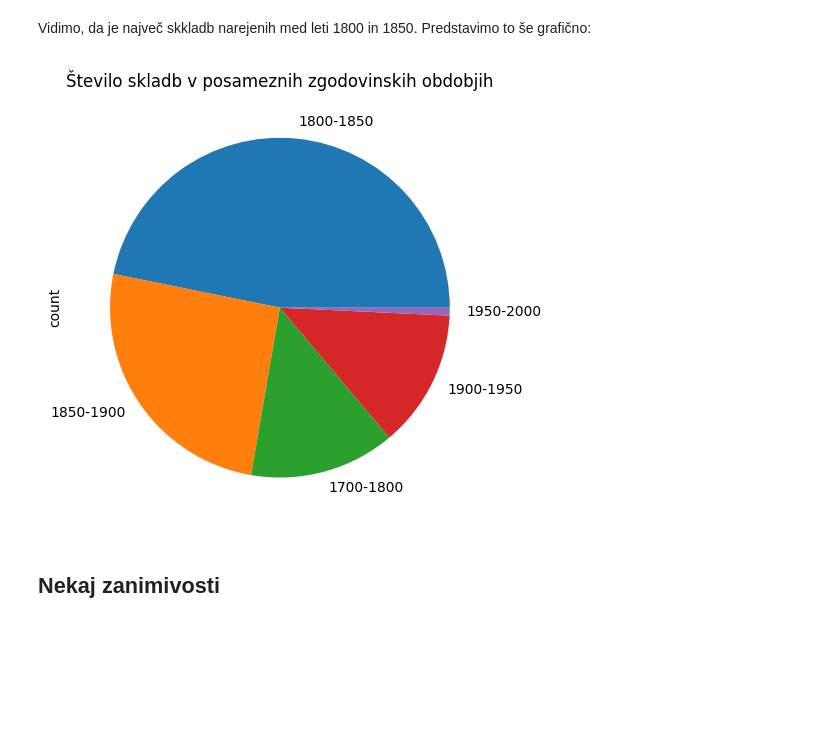
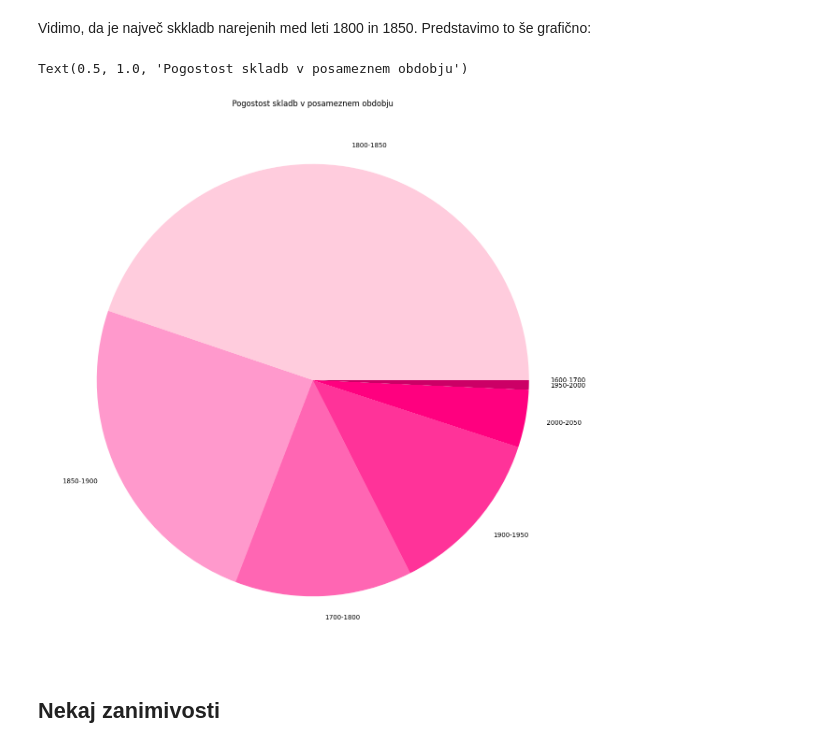
Before and after one commit to mm86903/UVP, a Jupyter notebook: analiza_podatkov.ipynb, the cells around one changed output. Cells and saved outputs as stored; diff of their text form; code cells hidden in the pictures; blank space fills up the shorter version.

Commit message:
Lepši pie chart

```diff
--- a/analiza_podatkov.ipynb
+++ b/analiza_podatkov.ipynb
@@ -181,13 +182,16 @@ obdobje_z_najvec_skladbami
 '1800-1850'
 # %% [markdown]
 Vidimo, da je največ skkladb narejenih med leti 1800 in 1850. Predstavimo to še grafično:
-# %%
-graf = pogostost_obdobij.plot(kind="pie")
-plt.title("Število skladb v posameznih zgodovinskih obdobjih")
-plt.xticks(rotation=0)  #Da bodo oznake obdobij vodoravne
-plt.tight_layout()
-# %% [output]
-[figure, removed]
+# %%
+pogostost_obdobij = podtabela["Obdobje"].value_counts()
+barve = ['#ffccdd', '#ff99cc', '#ff66b3', '#ff3399', '#ff007f', '#cc0066', '#99004d']
+
+plt.figure(figsize=(15, 15))
+plt.pie(pogostost_obdobij, labels=pogostost_obdobij.index, colors=barve)
+plt.title("Pogostost skladb v posameznem obdobju")
+# %% [output]
+Text(0.5, 1.0, 'Pogostost skladb v posameznem obdobju')
+[figure, added]
 # %% [markdown]
 ## Nekaj zanimivosti
 # %% [markdown]
```
Also changed, not shown: parts of 2 cells of this notebook.
